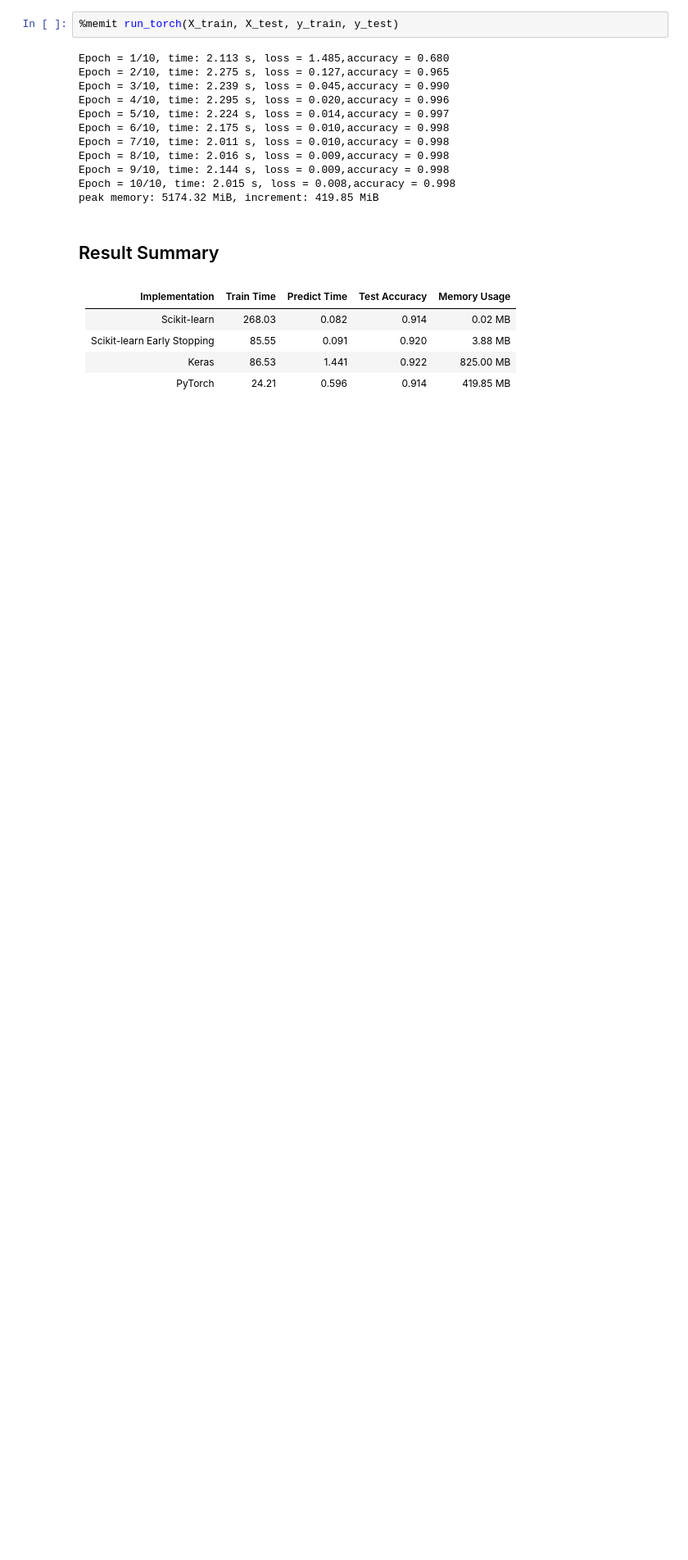
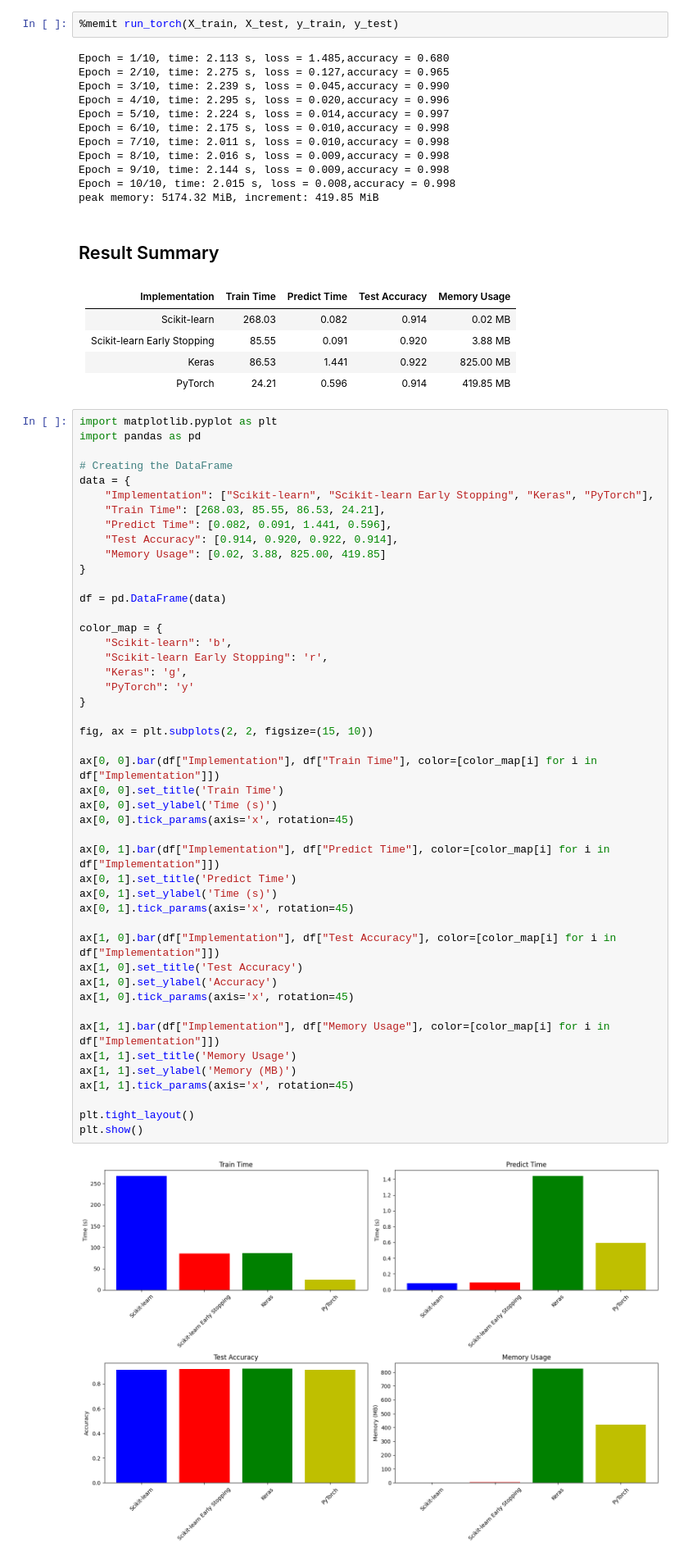
Before and after one commit to huqy/learning-sklearn, a Jupyter notebook: demos/sklearn_NN_vs_Keras_Pytorch.ipynb, the cells around one changed output. Shown: that part at 82% size. Drawn from its saved outputs; the diff is of its cells as text; blank space fills up the shorter version.

```diff
--- a/demos/sklearn_NN_vs_Keras_Pytorch.ipynb
+++ b/demos/sklearn_NN_vs_Keras_Pytorch.ipynb
@@ -334,3 +334,51 @@ peak memory: 5174.32 MiB, increment: 419.85 MiB
 | Scikit-learn Early Stopping| 85.55 | 0.091 | 0.920 | 3.88 MB |
 | Keras| 86.53 | 1.441 | 0.922 | 825.00 MB |
 | PyTorch| 24.21 | 0.596 | 0.914 | 419.85 MB |
+# %%
+import matplotlib.pyplot as plt
+import pandas as pd
+
+# Creating the DataFrame
+data = {
+    "Implementation": ["Scikit-learn", "Scikit-learn Early Stopping", "Keras", "PyTorch"],
+    "Train Time": [268.03, 85.55, 86.53, 24.21],
+    "Predict Time": [0.082, 0.091, 1.441, 0.596],
+    "Test Accuracy": [0.914, 0.920, 0.922, 0.914],
+    "Memory Usage": [0.02, 3.88, 825.00, 419.85]
+}
+
+df = pd.DataFrame(data)
+
+color_map = {
+    "Scikit-learn": 'b',
+    "Scikit-learn Early Stopping": 'r',
+    "Keras": 'g',
+    "PyTorch": 'y'
+}
+
+fig, ax = plt.subplots(2, 2, figsize=(15, 10))
+
+ax[0, 0].bar(df["Implementation"], df["Train Time"], color=[color_map[i] for i in df["Implementation"]])
+ax[0, 0].set_title('Train Time')
+ax[0, 0].set_ylabel('Time (s)')
+ax[0, 0].tick_params(axis='x', rotation=45)
+
+ax[0, 1].bar(df["Implementation"], df["Predict Time"], color=[color_map[i] for i in df["Implementation"]])
+ax[0, 1].set_title('Predict Time')
+ax[0, 1].set_ylabel('Time (s)')
+ax[0, 1].tick_params(axis='x', rotation=45)
+
+ax[1, 0].bar(df["Implementation"], df["Test Accuracy"], color=[color_map[i] for i in df["Implementation"]])
+ax[1, 0].set_title('Test Accuracy')
+ax[1, 0].set_ylabel('Accuracy')
+ax[1, 0].tick_params(axis='x', rotation=45)
+
+ax[1, 1].bar(df["Implementation"], df["Memory Usage"], color=[color_map[i] for i in df["Implementation"]])
+ax[1, 1].set_title('Memory Usage')
+ax[1, 1].set_ylabel('Memory (MB)')
+ax[1, 1].tick_params(axis='x', rotation=45)
+
+plt.tight_layout()
+plt.show()
+# %% [output]
+[figure, added]
```
Also changed, not shown: parts of 1 cell of this notebook, 3 other files.
